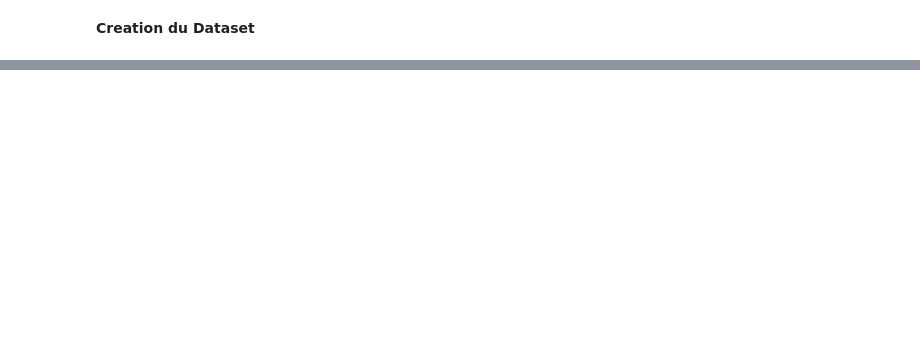
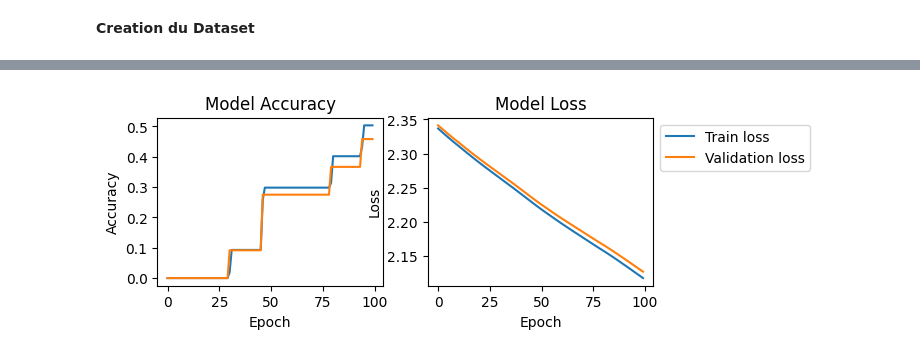
Before and after one commit to bonjooooour/PFE_Analayse_musicale, a Jupyter notebook: Chords_analysis/rn_on_one_chord.ipynb, the cells around one changed output, grey strips where cells are left out. Saved outputs shown, nothing was run; the diff lists cells and outputs as text; code cells hidden in the pictures; blank space fills up the shorter version.

```diff
--- a/Chords_analysis/rn_on_one_chord.ipynb
+++ b/Chords_analysis/rn_on_one_chord.ipynb
@@ -141,3 +139,25 @@ model.compile(optimizer = tf.keras.optimizers.SGD(learning_rate=0.001,momentum=0
+# %%
+dir = r"C:\Users\lucie\Documents\Programmation\PFE_Analayse_musicale\Chords_generation\chords_wav\noisy"
+featuresNoisy, labelsNoisy = extract_features(dir)
+# %%
+permutations = np.random.permutation(len(featuresNoisy))
+
+label_encoder = LabelEncoder()
+labels_encodedN = label_encoder.fit_transform(labelsNoisy)
+
+featuresN = np.array(featuresNoisy)[permutations]
+labels_encodedN = np.array(labels_encodedN)[permutations]
+# %%
+X_train, X_test, y_train, y_test = train_test_split(featuresN, labels_encodedN, test_size=0.2, random_state=42)
+# %%
+opt1 = tf.keras.optimizers.SGD(learning_rate=0.001,momentum=0.25)
+opt2 = 'adam'
+
+model = keras.Sequential()
+model.add(keras.layers.Input(shape=(12,)))
+model.add(keras.layers.Dense(35, activation='relu'))
+model.add(keras.layers.Dense(10, activation='softmax'))
+model.compile(optimizer = opt1, loss='sparse_categorical_crossentropy', metrics=['accuracy'])
 # %%
 history = model.fit(X_train,y_train,epochs=100,validation_split=0.3)
 # %% [output]
@@ -160,0 +181,19 @@ Epoch 100/100
+# %%
+plt.subplot(221)
+plt.plot(history.history['accuracy'], label='Train Accuracy')
+plt.plot(history.history['val_accuracy'], label='Validation Accuracy')
+plt.title('Model Accuracy')
+plt.ylabel('Accuracy')
+plt.xlabel('Epoch')
+
+plt.subplot(222)
+plt.plot(history.history['loss'], label='Train loss')
+plt.plot(history.history['val_loss'], label='Validation loss')
+plt.title('Model Loss')
+plt.ylabel('Loss')
+plt.xlabel('Epoch')
+plt.legend(loc='upper left', bbox_to_anchor=(1, 1))
+
+plt.show()
+# %% [output]
+[figure, added]
```
Also changed, not shown: parts of 34 cells of this notebook, 4 other files.
